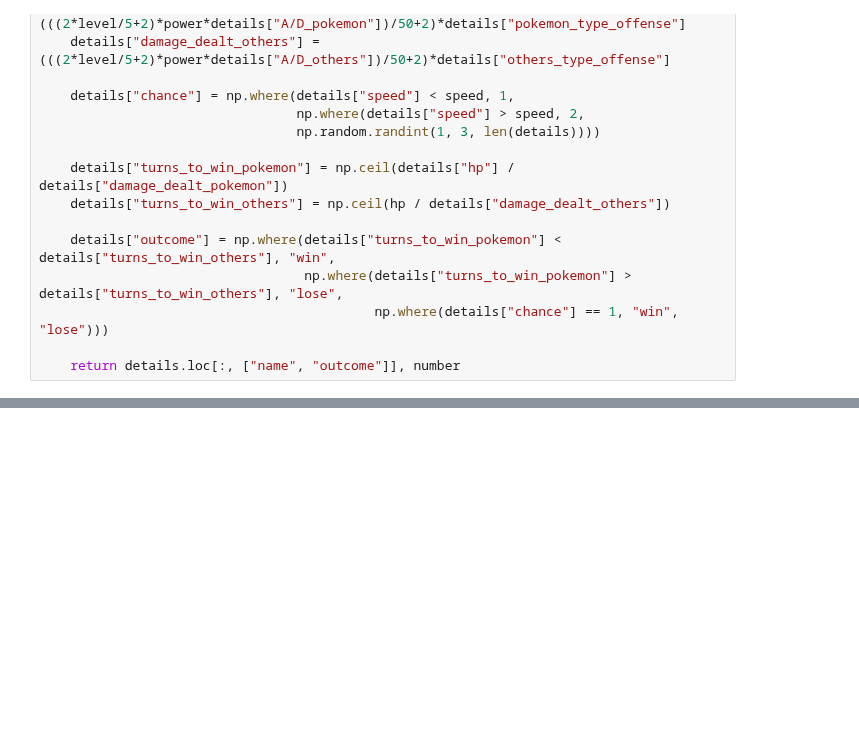
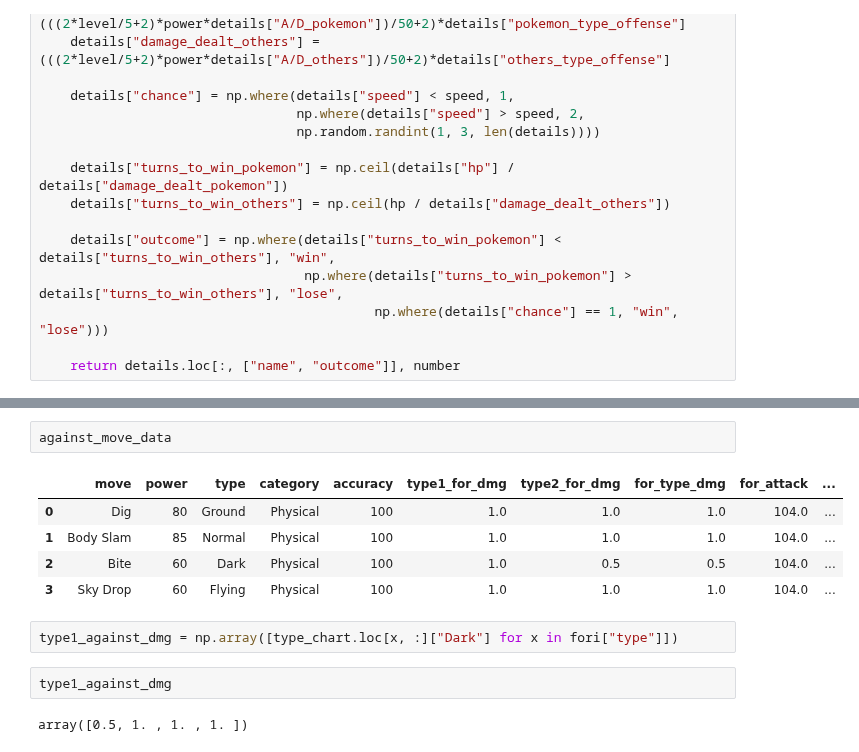
Before and after one commit to Anuroopa12x/Pokemon_Data_Analysis, a Jupyter notebook: stimulation_try.ipynb, the cells around one changed output, grey strips where cells are left out. Drawn from its saved outputs; the diff is of its cells as text; blank space fills up the shorter version.

```diff
--- a/stimulation_try.ipynb
+++ b/stimulation_try.ipynb
@@ -418,0 +562,14 @@ pd.DataFrame({"name": "Greninja", "moves": (moves)}, columns = ["name", "moves"]
+# %%
+against_move_data
+# %% [output]
+|  | move | power | type | category | accuracy | type1_for_dmg | type2_for_dmg | for_type_dmg | for_attack | ... |
+| 0 | Dig | 80 | Ground | Physical | 100 | 1.0 | 1.0 | 1.0 | 104.0 | ... |
+| 1 | Body Slam | 85 | Normal | Physical | 100 | 1.0 | 1.0 | 1.0 | 104.0 | ... |
+| 2 | Bite | 60 | Dark | Physical | 100 | 1.0 | 0.5 | 0.5 | 104.0 | ... |
+| 3 | Sky Drop | 60 | Flying | Physical | 100 | 1.0 | 1.0 | 1.0 | 104.0 | ... |
+# %%
+type1_against_dmg = np.array([type_chart.loc[x, :]["Dark"] for x in fori["type"]])
+# %%
+type1_against_dmg
+# %% [output]
+array([0.5, 1. , 1. , 1. ])
```
Also changed, not shown: parts of 23 cells of this notebook, 5 other files.
